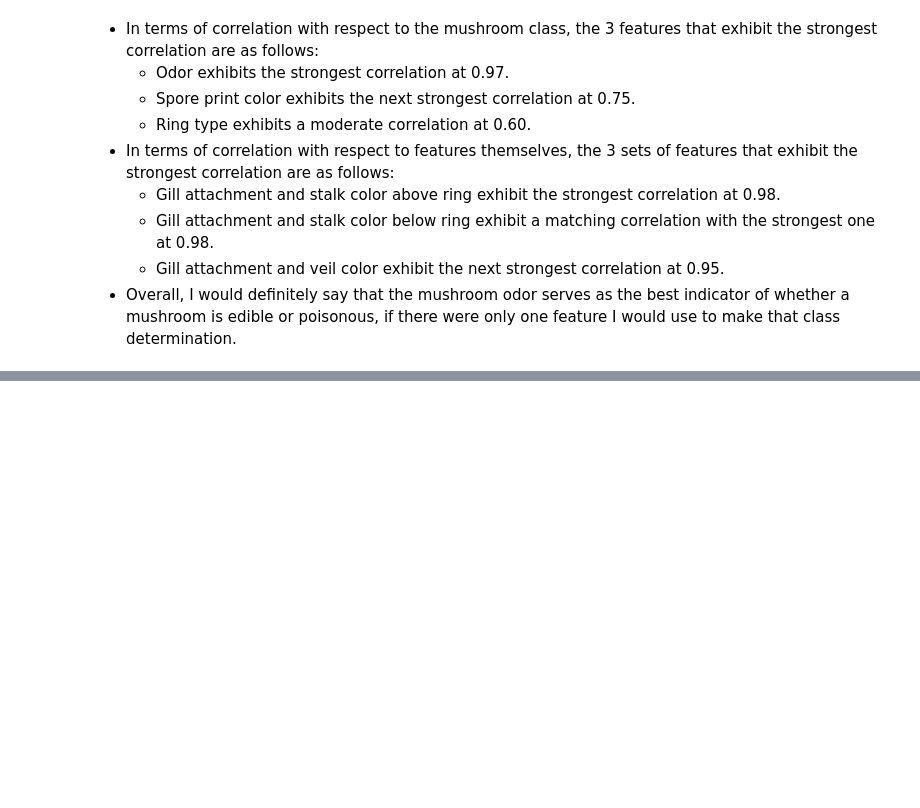
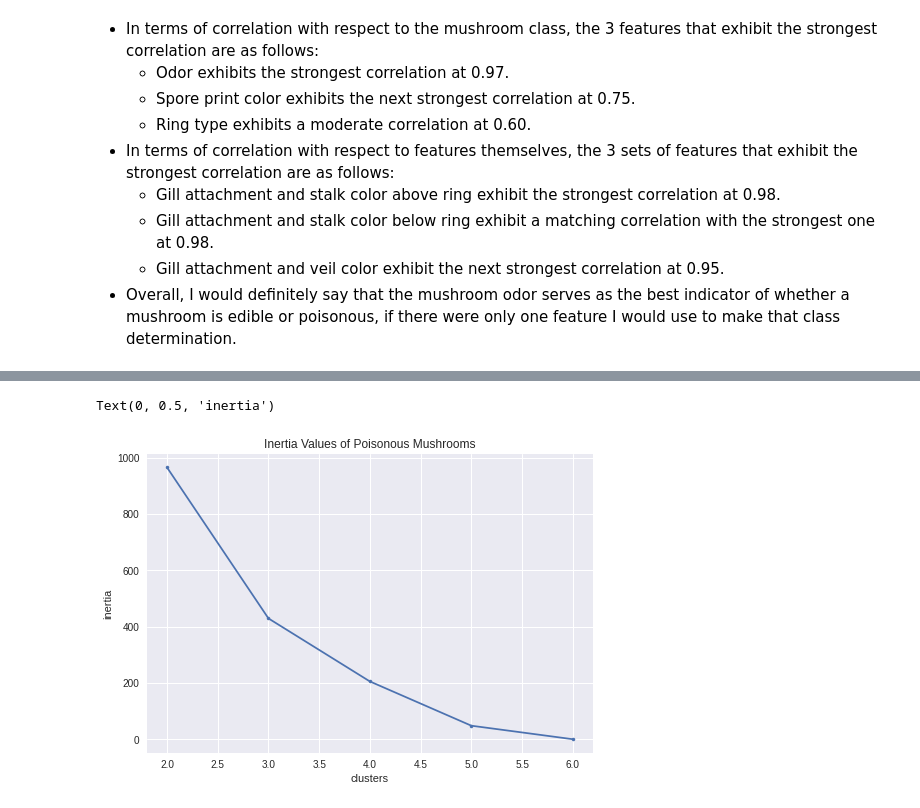
Before and after one commit to davidwan08/Mushroom-Classification-Modeling-and-Analysis-Project, a Jupyter notebook: Mushroom_Classification_Project_Data_Exploration_and_Modeling.ipynb, the cells around one changed output, grey strips where cells are left out. Saved outputs shown, nothing was run; the diff lists cells and outputs as text; code cells hidden in the pictures; blank space fills up the shorter version.

```diff
--- a/Mushroom_Classification_Project_Data_Exploration_and_Modeling.ipynb
+++ b/Mushroom_Classification_Project_Data_Exploration_and_Modeling.ipynb
@@ -616,0 +712,14 @@ associations(mushrooms_df, figsize = (14,14))
+# %%
+# Instantiate our methods.
+scaler = StandardScaler()
+ohe = OneHotEncoder(handle_unknown='ignore', sparse = False)
+# %%
+# Instantiate the selectors for categorical and numeric columns accordingly.
+ordinal_col = make_column_selector(dtype_include='number')
+nominal_col = make_column_selector(dtype_include='object')
+# %%
+# Tuples for Column Transformer
+nominal_tuple = (ohe, nominal_col)
+ordinal_tuple = (scaler, ordinal_col)
+# ColumnTransformer
+preprocessor = make_column_transformer(nominal_tuple, ordinal_tuple, remainder = 'drop')
@@ -616,0 +734,6 @@ associations(mushrooms_df, figsize = (14,14))
+# %%
+# Get the 2 columns of interest from the poisonous subset.
+# Then transform the columns of interest.
+modified_p = poisonous_df2[['spore-print-color', 'gill-size']]
+scaled_p = pd.DataFrame(preprocessor.fit_transform(modified_p))
+scaled_p.head()
@@ -616,0 +747,19 @@ associations(mushrooms_df, figsize = (14,14))
+# %%
+# Generate inertia values for poisonous mushrooms.
+# Create an empty list of inertias to store values.
+inertias_p = []
+
+# Loop through k values between 2 and 10 and store the inertias in the list.
+for k in range(2,7):
+    kmeans = KMeans(n_clusters=k)
+    kmeans.fit(scaled_p)
+    inertias_p.append(kmeans.inertia_)
+
+# Visualize scores
+plt.plot(range(2,7), inertias_p, marker = '.')
+plt.title('Inertia Values of Poisonous Mushrooms')
+plt.xlabel('clusters')
+plt.ylabel('inertia')
+# %% [output]
+Text(0, 0.5, 'inertia')
+[figure, added]
```
Also changed, not shown: parts of 41 cells of this notebook.
